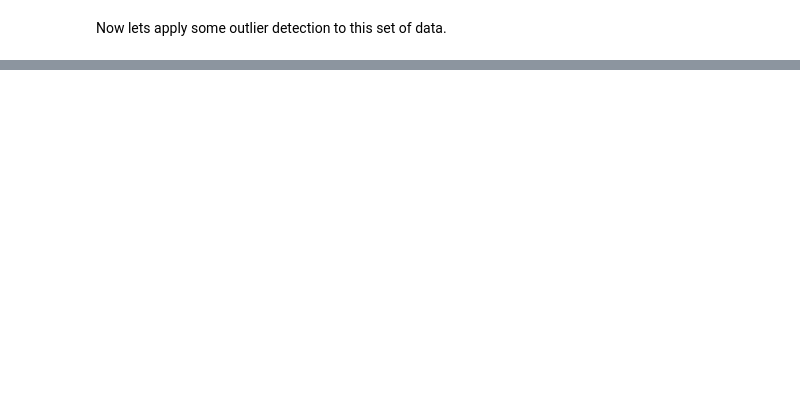
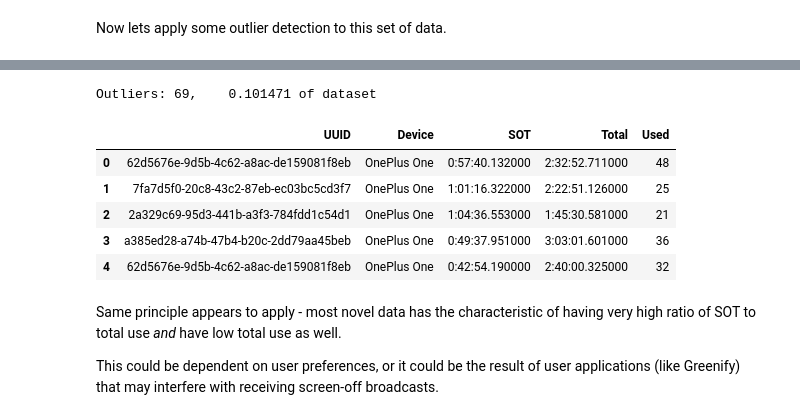
Before and after one commit to akhilcacharya/Amphours-Postmortem, a Jupyter notebook: Amphours Postmortem.ipynb, the cells around one changed output, grey strips where cells are left out. Saved outputs shown, nothing was run; the diff lists cells and outputs as text; code cells hidden in the pictures; blank space fills up the shorter version.

```diff
--- a/Amphours Postmortem.ipynb
+++ b/Amphours Postmortem.ipynb
@@ -236,0 +252,24 @@ Outliers: 3605,  0.499931 of dataset
+# %%
+opo_stats = [value for value in thresholded_values if value['friendlyname'] == 'OnePlus One']
+
+
+opo_results = get_outliers(opo_stats)
+
+opo_results_df = pd.DataFrame(opo_results)
+opo_results_df.columns = ['UUID', 'Device', 'SOT', 'Total', 'Used']
+
+print "Outliers: %d,\t %f of dataset" % (len(opo_results), 1.0 * len(opo_results)/len(opo_stats))
+
+opo_results_df.head()
+# %% [output]
+Outliers: 69,    0.101471 of dataset
+|  | UUID | Device | SOT | Total | Used |
+| 0 | 62d5676e-9d5b-4c62-a8ac-de159081f8eb | OnePlus One | 0:57:40.132000 | 2:32:52.711000 | 48 |
+| 1 | 7fa7d5f0-20c8-43c2-87eb-ec03bc5cd3f7 | OnePlus One | 1:01:16.322000 | 2:22:51.126000 | 25 |
+| 2 | 2a329c69-95d3-441b-a3f3-784fdd1c54d1 | OnePlus One | 1:04:36.553000 | 1:45:30.581000 | 21 |
+| 3 | a385ed28-a74b-47b4-b20c-2dd79aa45beb | OnePlus One | 0:49:37.951000 | 3:03:01.601000 | 36 |
+| 4 | 62d5676e-9d5b-4c62-a8ac-de159081f8eb | OnePlus One | 0:42:54.190000 | 2:40:00.325000 | 32 |
+# %% [markdown]
+Same principle appears to apply - most novel data has the characteristic of having very high ratio of SOT to total use *and* have low total use as well.
+
+This could be dependent on user preferences, or it could be the result of user applications (like Greenify) that may interfere with receiving screen-off broadcasts.
```
Also changed, not shown: parts of 9 cells of this notebook, 4 other files.
